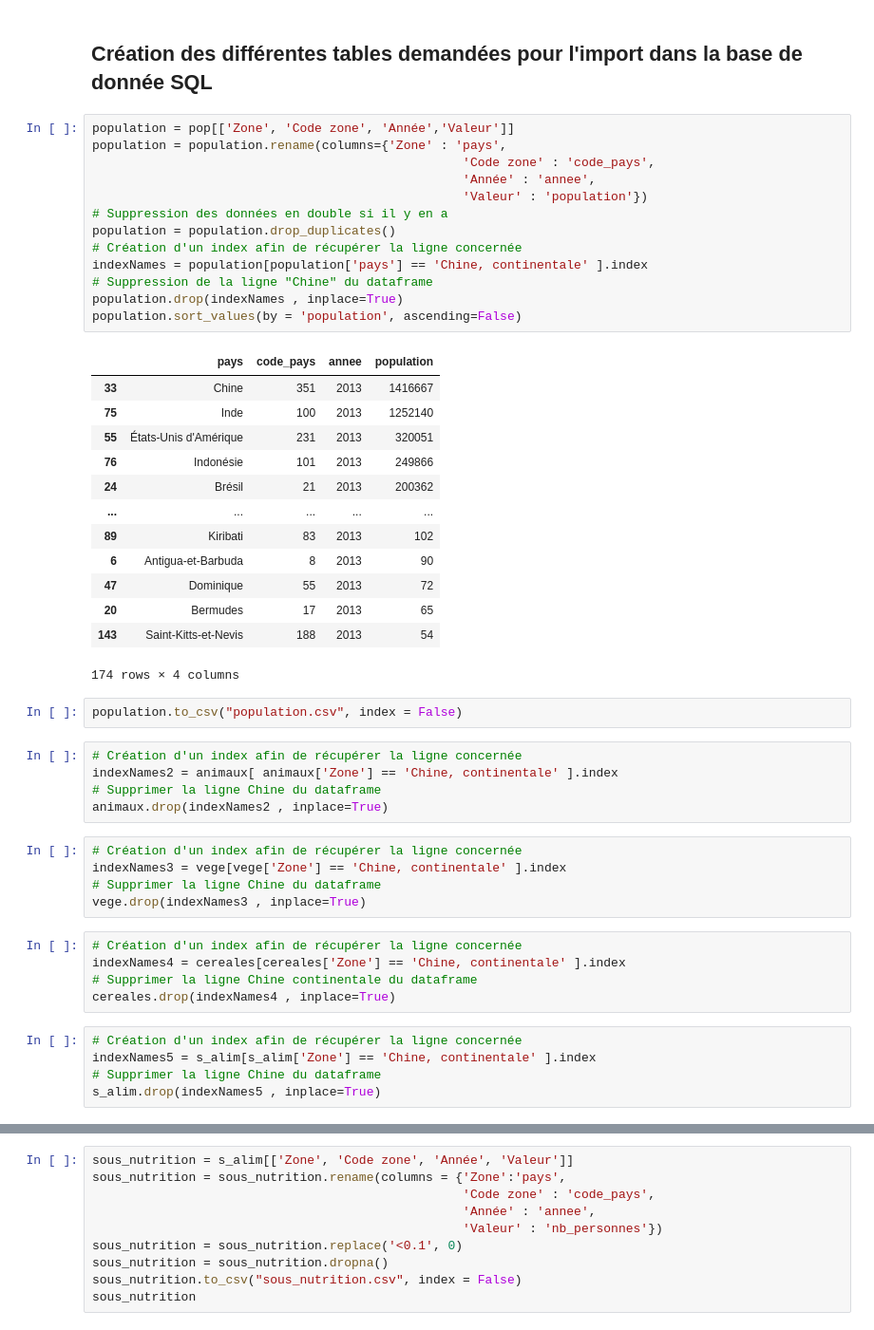
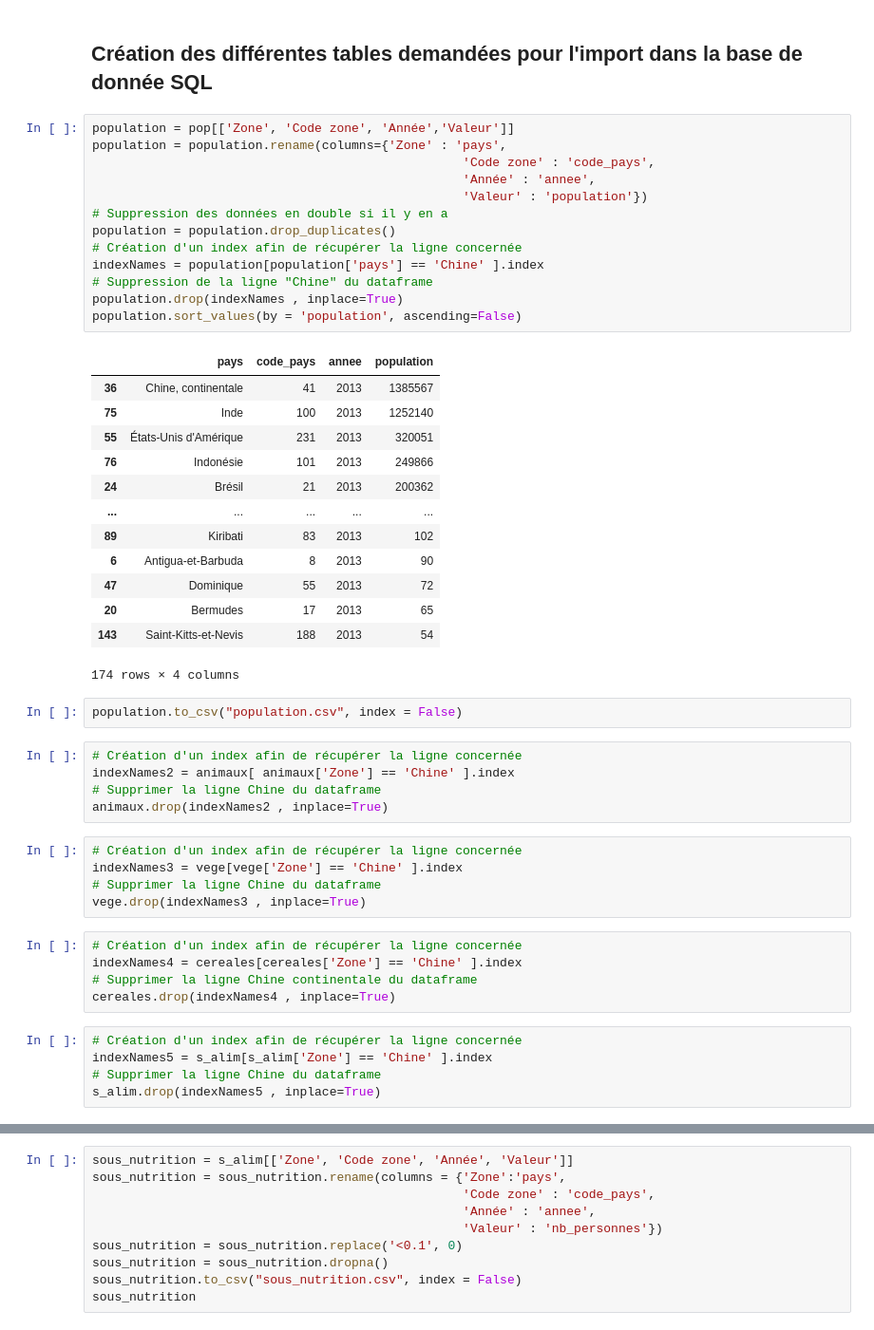
Before and after one commit to salome20/Project_FAO, a Jupyter notebook: Projet 3_Salomé Saffar_OC_Création BDD.ipynb, the cells around one changed output, grey strips where cells are left out. Shown at 95% size. Cells and saved outputs as stored; diff of their text form.

```diff
--- a/Projet 3_Salomé Saffar_OC_Création BDD.ipynb
+++ b/Projet 3_Salomé Saffar_OC_Création BDD.ipynb
@@ -12,19 +12,19 @@ s_alim = pd.read_csv('fr_sousalimentation.csv')
 # %%
 population = pop[['Zone', 'Code zone', 'Année','Valeur']]
 population = population.rename(columns={'Zone' : 'pays',
                                                   'Code zone' : 'code_pays',
                                                   'Année' : 'annee',
                                                   'Valeur' : 'population'})
 # Suppression des données en double si il y en a
 population = population.drop_duplicates()
 # Création d'un index afin de récupérer la ligne concernée
-indexNames = population[population['pays'] == 'Chine, continentale' ].index
+indexNames = population[population['pays'] == 'Chine' ].index
 # Suppression de la ligne "Chine" du dataframe
 population.drop(indexNames , inplace=True)
 population.sort_values(by = 'population', ascending=False)
 # %% [output]
 |  | pays | code_pays | annee | population |
-| 33 | Chine | 351 | 2013 | 1416667 |
+| 36 | Chine, continentale | 41 | 2013 | 1385567 |
 | 75 | Inde | 100 | 2013 | 1252140 |
 | 55 | États-Unis d'Amérique | 231 | 2013 | 320051 |
 | 76 | Indonésie | 101 | 2013 | 249866 |
@@ -40,22 +40,22 @@ population.sort_values(by = 'population', ascending=False)
 population.to_csv("population.csv", index = False)
 # %%
 # Création d'un index afin de récupérer la ligne concernée
-indexNames2 = animaux[ animaux['Zone'] == 'Chine, continentale' ].index
+indexNames2 = animaux[ animaux['Zone'] == 'Chine' ].index
 # Supprimer la ligne Chine du dataframe
 animaux.drop(indexNames2 , inplace=True)
 # %%
 # Création d'un index afin de récupérer la ligne concernée
-indexNames3 = vege[vege['Zone'] == 'Chine, continentale' ].index
+indexNames3 = vege[vege['Zone'] == 'Chine' ].index
 # Supprimer la ligne Chine du dataframe
 vege.drop(indexNames3 , inplace=True)
 # %%
 # Création d'un index afin de récupérer la ligne concernée
-indexNames4 = cereales[cereales['Zone'] == 'Chine, continentale' ].index
+indexNames4 = cereales[cereales['Zone'] == 'Chine' ].index
 # Supprimer la ligne Chine continentale du dataframe
 cereales.drop(indexNames4 , inplace=True)
 # %%
 # Création d'un index afin de récupérer la ligne concernée
-indexNames5 = s_alim[s_alim['Zone'] == 'Chine, continentale' ].index
+indexNames5 = s_alim[s_alim['Zone'] == 'Chine' ].index
 # Supprimer la ligne Chine du dataframe
 s_alim.drop(indexNames5 , inplace=True)
 # %%
```
Also changed, not shown: parts of 2 cells of this notebook, 2 other files.
